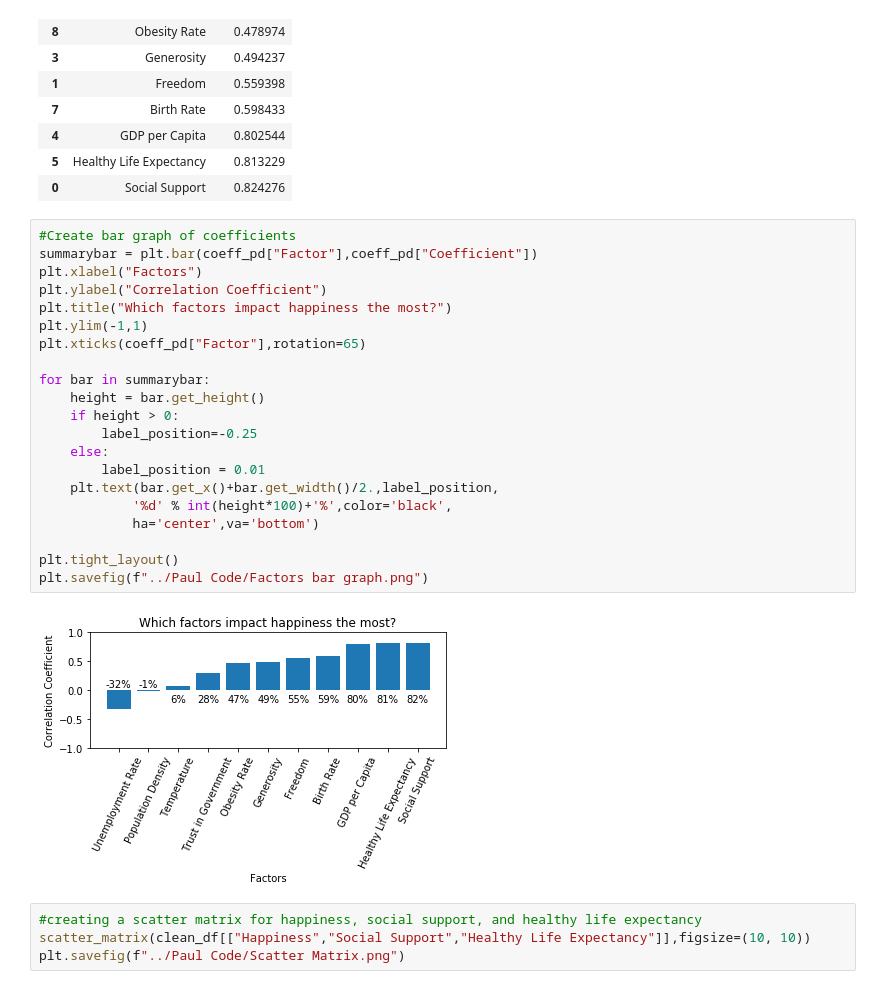
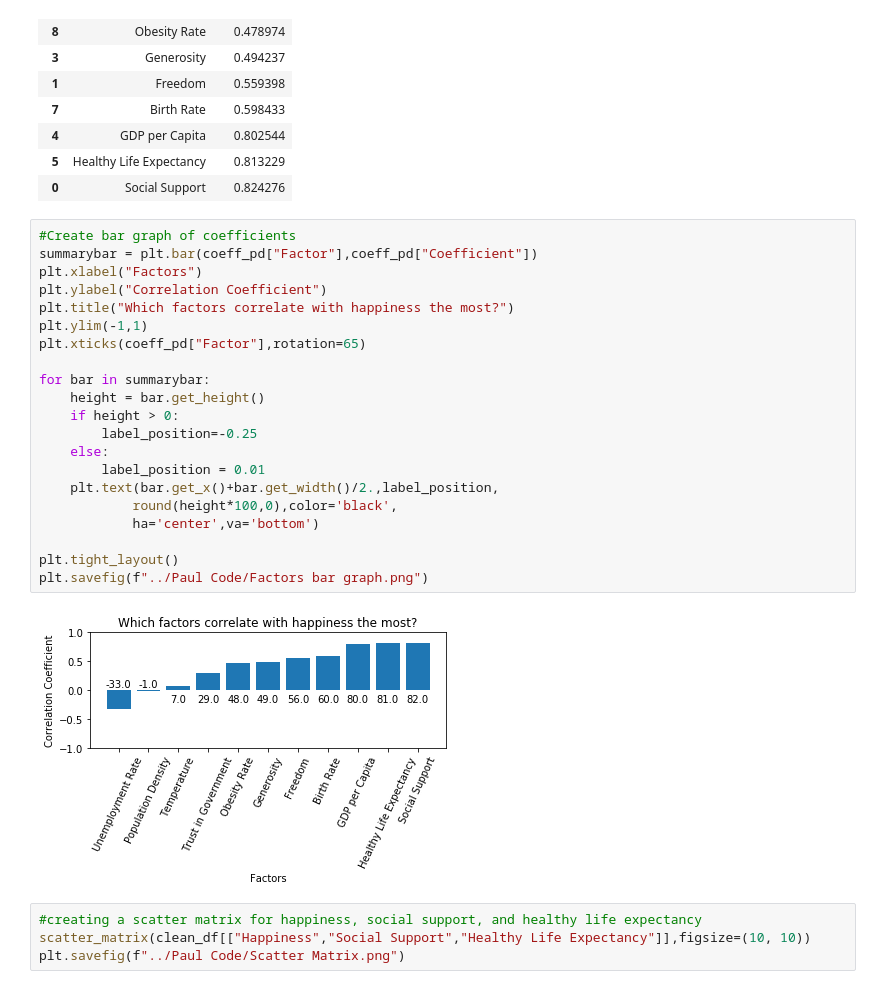
Before and after one commit to soobing91/P1_World_Happiness_Report, a Jupyter notebook: Paul Code/padean_ScatterPlots10.ipynb, the cells around one changed output. Drawn from its saved outputs; the diff is of its cells as text.

Commit message:
changed bar graph formatting

```diff
--- a/Paul Code/padean_ScatterPlots10.ipynb
+++ b/Paul Code/padean_ScatterPlots10.ipynb
@@ -140,26 +140,26 @@ coeff_pd
 # %%
 #Create bar graph of coefficients
 summarybar = plt.bar(coeff_pd["Factor"],coeff_pd["Coefficient"])
 plt.xlabel("Factors")
 plt.ylabel("Correlation Coefficient")
-plt.title("Which factors impact happiness the most?")
+plt.title("Which factors correlate with happiness the most?")
 plt.ylim(-1,1)
 plt.xticks(coeff_pd["Factor"],rotation=65)
 
 for bar in summarybar:
     height = bar.get_height()
     if height > 0:
         label_position=-0.25
     else:
         label_position = 0.01
     plt.text(bar.get_x()+bar.get_width()/2.,label_position,
-            '%d' % int(height*100)+'%',color='black',
+            round(height*100,0),color='black',
             ha='center',va='bottom')
 
 plt.tight_layout()
 plt.savefig(f"../Paul Code/Factors bar graph.png")
 # %% [output]
-[figure, old version]
+[figure, new version]
 # %%
 #creating a scatter matrix for happiness, social support, and healthy life expectancy
 scatter_matrix(clean_df[["Happiness","Social Support","Healthy Life Expectancy"]],figsize=(10, 10))
```
Also changed, not shown: 1 other file.
